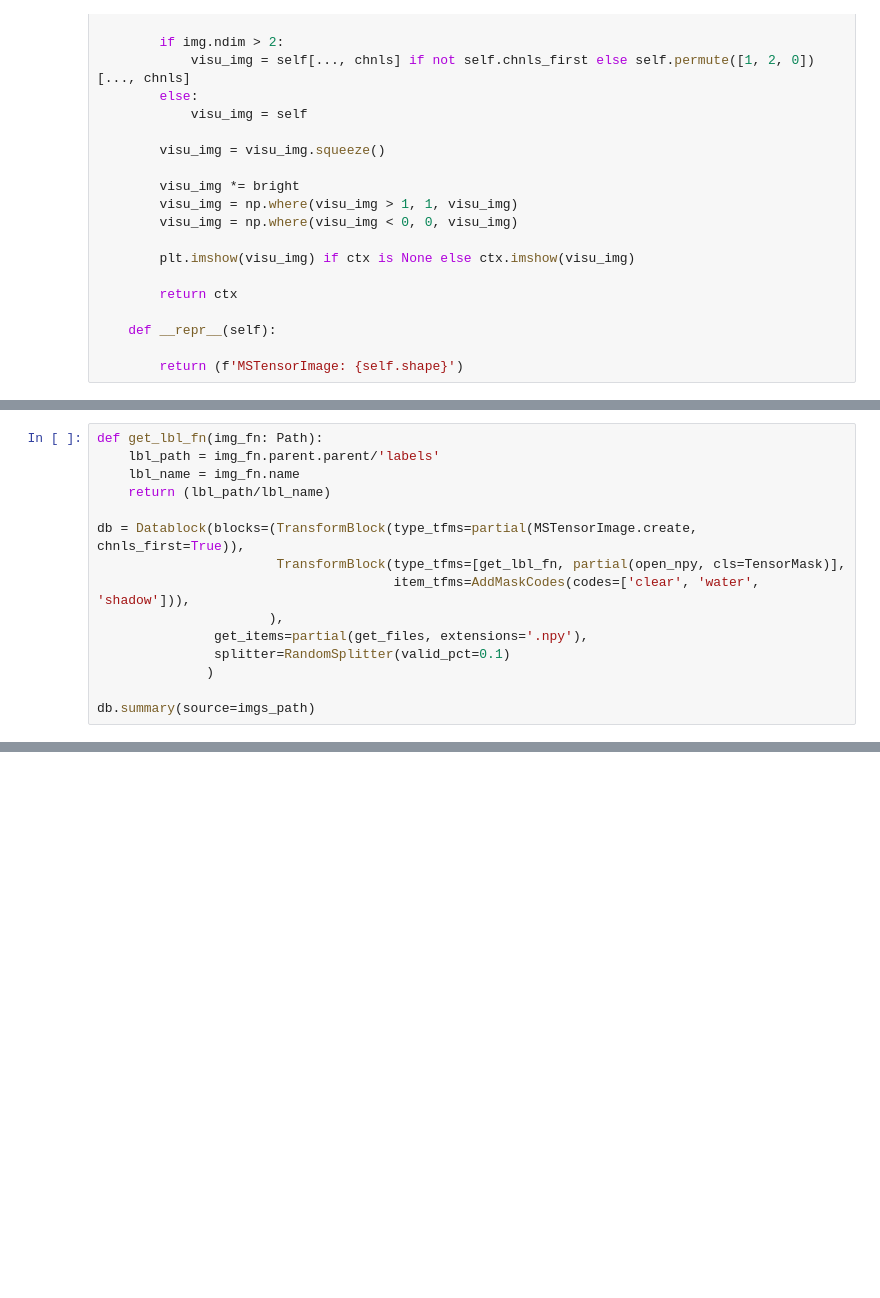
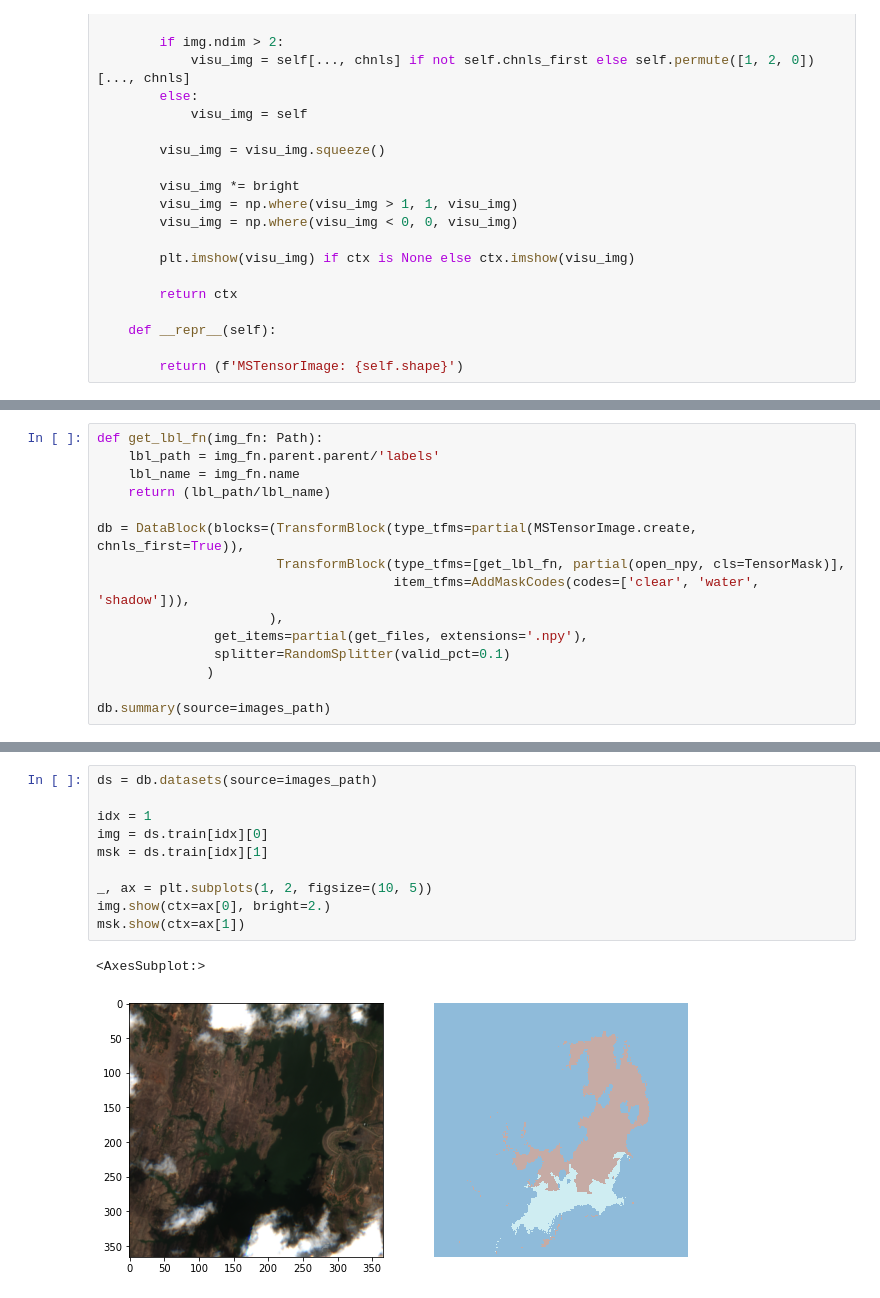
Before and after one commit to isaack-mungui/multispectral-image-segmentation, a Jupyter notebook: Datablock.ipynb, the cells around one changed output, grey strips where cells are left out. Cells and saved outputs as stored; diff of their text form; blank space fills up the shorter version.

```diff
--- a/Datablock.ipynb
+++ b/Datablock.ipynb
@@ -113,7 +125,7 @@ def get_lbl_fn(img_fn: Path):
     lbl_name = img_fn.name
     return (lbl_path/lbl_name)
 
-db = Datablock(blocks=(TransformBlock(type_tfms=partial(MSTensorImage.create, chnls_first=True)),
+db = DataBlock(blocks=(TransformBlock(type_tfms=partial(MSTensorImage.create, chnls_first=True)),
                        TransformBlock(type_tfms=[get_lbl_fn, partial(open_npy, cls=TensorMask)],
                                       item_tfms=AddMaskCodes(codes=['clear', 'water', 'shadow'])),
                       ),
@@ -121,4 +133,4 @@ db = Datablock(blocks=(TransformBlock(type_tfms=partial(MSTensorImage.create, ch
                splitter=RandomSplitter(valid_pct=0.1)
               )
 
-db.summary(source=imgs_path)
+db.summary(source=images_path)
@@ -124,0 +155,13 @@ db.summary(source=imgs_path)
+# %%
+ds = db.datasets(source=images_path)
+
+idx = 1
+img = ds.train[idx][0]
+msk = ds.train[idx][1]
+
+_, ax = plt.subplots(1, 2, figsize=(10, 5))
+img.show(ctx=ax[0], bright=2.)
+msk.show(ctx=ax[1])
+# %% [output]
+<AxesSubplot:>
+[figure, added]
```
Also changed, not shown: parts of 7 cells of this notebook.
